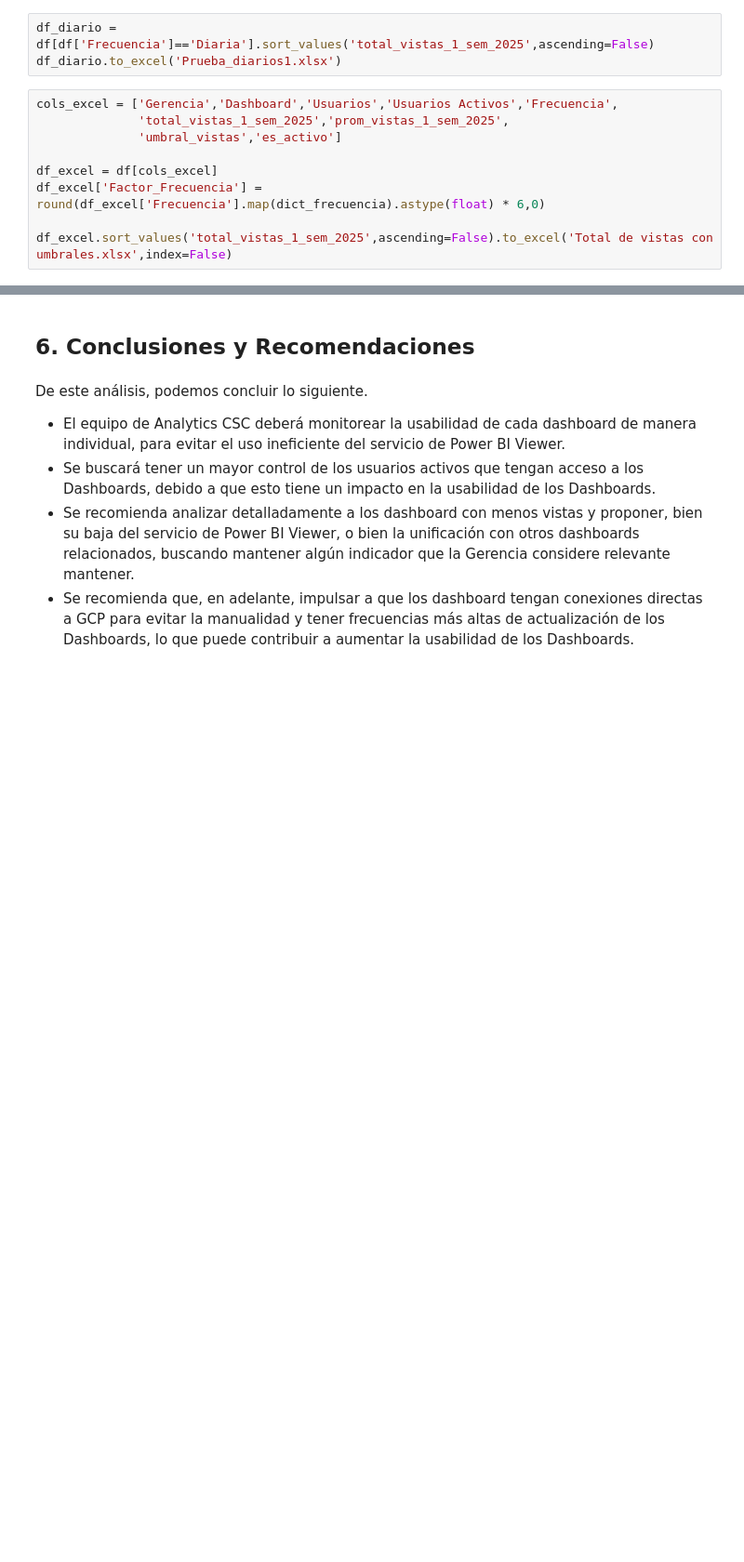
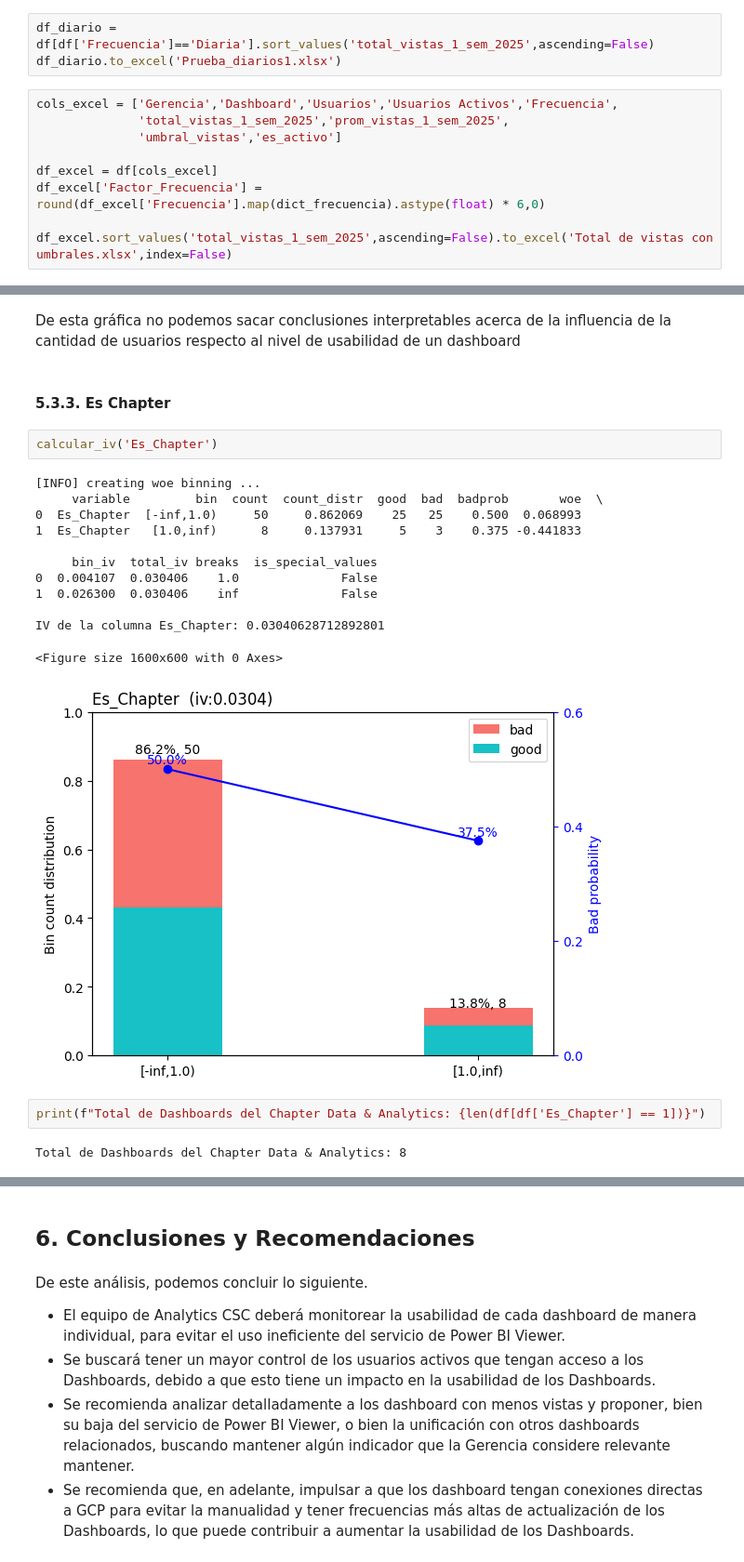
Before and after one commit to alessandroperales74/alicorp_eda_dashboards, a Jupyter notebook: eda_dashboards.ipynb, the cells around one changed output, grey strips where cells are left out. Shown at 93% size. Cells and saved outputs as stored; diff of their text form; blank space fills up the shorter version.

```diff
--- a/eda_dashboards.ipynb
+++ b/eda_dashboards.ipynb
@@ -739,0 +834,23 @@ df_excel.sort_values('total_vistas_1_sem_2025',ascending=False).to_excel('Total
+# %% [markdown]
+De esta gráfica no podemos sacar conclusiones interpretables acerca de la influencia de la cantidad de usuarios respecto al nivel de usabilidad de un dashboard
+# %% [markdown]
+#### 5.3.3. Es Chapter
+# %%
+calcular_iv('Es_Chapter')
+# %% [output]
+[INFO] creating woe binning ...
+     variable         bin  count  count_distr  good  bad  badprob       woe  \
+0  Es_Chapter  [-inf,1.0)     50     0.862069    25   25    0.500  0.068993
+1  Es_Chapter   [1.0,inf)      8     0.137931     5    3    0.375 -0.441833
+
+     bin_iv  total_iv breaks  is_special_values
+0  0.004107  0.030406    1.0              False
+1  0.026300  0.030406    inf              False
+
+IV de la columna Es_Chapter: 0.03040628712892801
+<Figure size 1600x600 with 0 Axes>
+[figure, added]
+# %%
+print(f"Total de Dashboards del Chapter Data & Analytics: {len(df[df['Es_Chapter'] == 1])}")
+# %% [output]
+Total de Dashboards del Chapter Data & Analytics: 8
```
Also changed, not shown: parts of 14 cells of this notebook.
